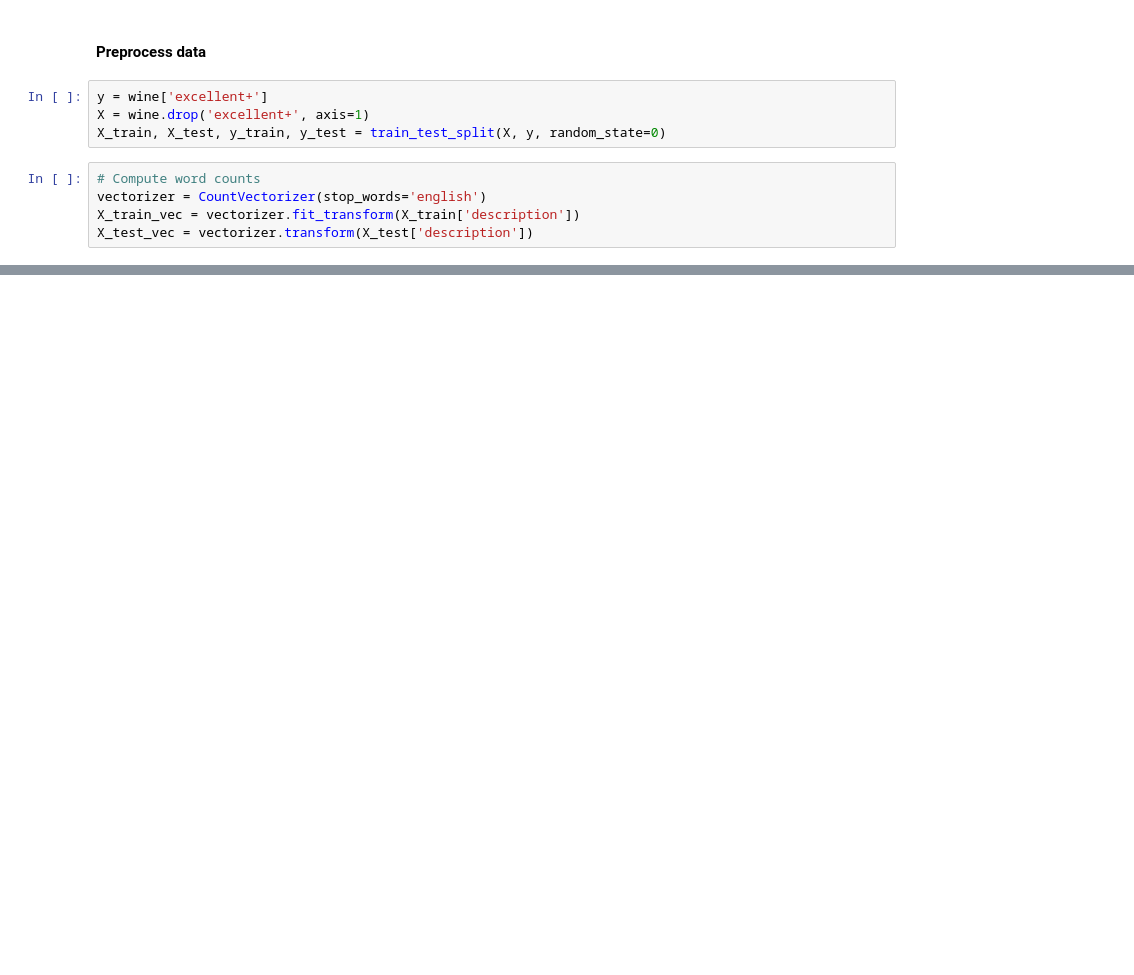
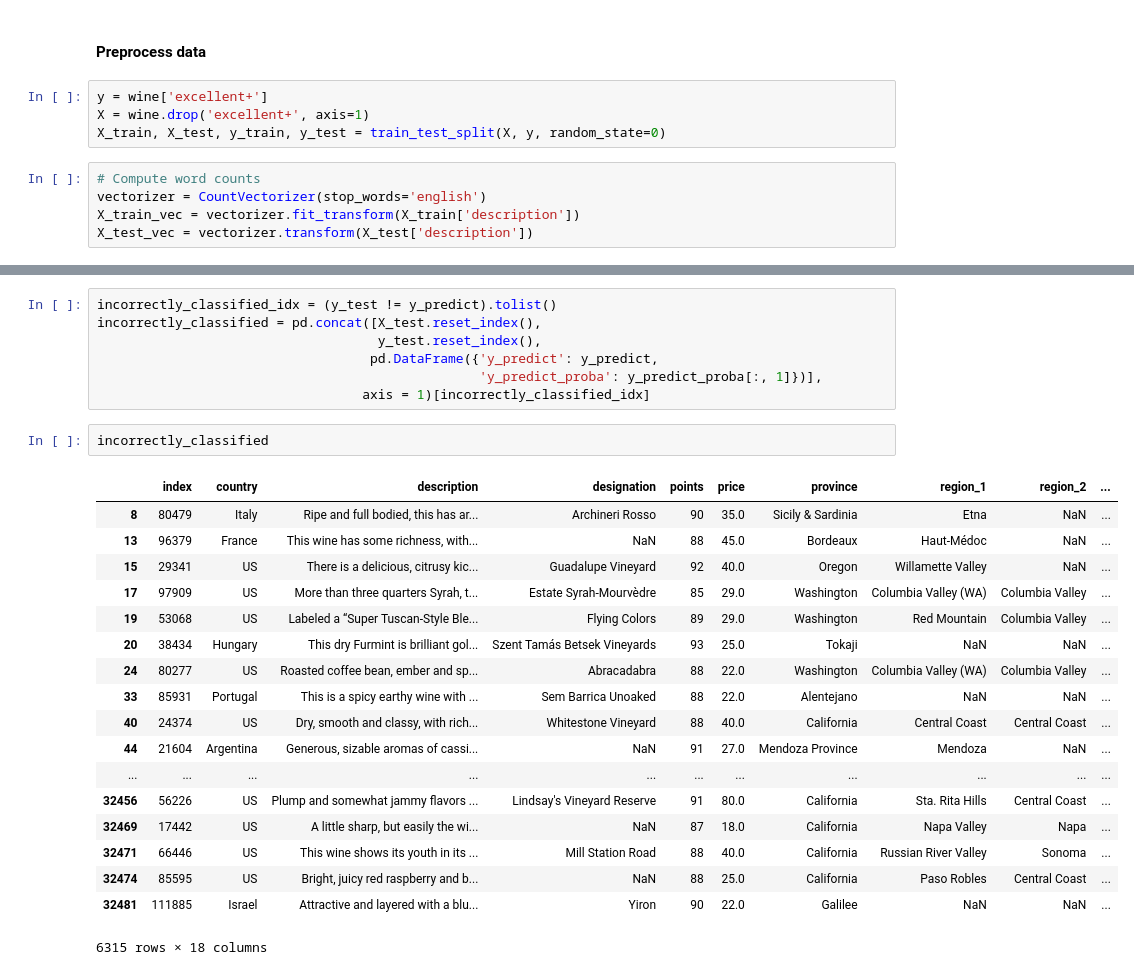
Before and after one commit to jbertscher/wining-and-mining, a Jupyter notebook: notebooks/2.0-jb-modelling-wine-score.ipynb, the cells around one changed output, grey strips where cells are left out. Cells and saved outputs as stored; diff of their text form; blank space fills up the shorter version.

```diff
--- a/notebooks/2.0-jb-modelling-wine-score.ipynb
+++ b/notebooks/2.0-jb-modelling-wine-score.ipynb
@@ -99,0 +151,28 @@ Area under ROC: 0.882017501387
+# %%
+incorrectly_classified_idx = (y_test != y_predict).tolist()
+incorrectly_classified = pd.concat([X_test.reset_index(),
+                                    y_test.reset_index(),
+                                   pd.DataFrame({'y_predict': y_predict,
+                                                 'y_predict_proba': y_predict_proba[:, 1]})],
+                                  axis = 1)[incorrectly_classified_idx]
+# %%
+incorrectly_classified
+# %% [output]
+|  | index | country | description | designation | points | price | province | region_1 | region_2 | ... |
+| 8 | 80479 | Italy | Ripe and full bodied, this has ar... | Archineri Rosso | 90 | 35.0 | Sicily & Sardinia | Etna | NaN | ... |
+| 13 | 96379 | France | This wine has some richness, with... | NaN | 88 | 45.0 | Bordeaux | Haut-Médoc | NaN | ... |
+| 15 | 29341 | US | There is a delicious, citrusy kic... | Guadalupe Vineyard | 92 | 40.0 | Oregon | Willamette Valley | NaN | ... |
+| 17 | 97909 | US | More than three quarters Syrah, t... | Estate Syrah-Mourvèdre | 85 | 29.0 | Washington | Columbia Valley (WA) | Columbia Valley | ... |
+| 19 | 53068 | US | Labeled a “Super Tuscan-Style Ble... | Flying Colors | 89 | 29.0 | Washington | Red Mountain | Columbia Valley | ... |
+| 20 | 38434 | Hungary | This dry Furmint is brilliant gol... | Szent Tamás Betsek Vineyards | 93 | 25.0 | Tokaji | NaN | NaN | ... |
+| 24 | 80277 | US | Roasted coffee bean, ember and sp... | Abracadabra | 88 | 22.0 | Washington | Columbia Valley (WA) | Columbia Valley | ... |
+| 33 | 85931 | Portugal | This is a spicy earthy wine with ... | Sem Barrica Unoaked | 88 | 22.0 | Alentejano | NaN | NaN | ... |
+| 40 | 24374 | US | Dry, smooth and classy, with rich... | Whitestone Vineyard | 88 | 40.0 | California | Central Coast | Central Coast | ... |
+| 44 | 21604 | Argentina | Generous, sizable aromas of cassi... | NaN | 91 | 27.0 | Mendoza Province | Mendoza | NaN | ... |
+| ... | ... | ... | ... | ... | ... | ... | ... | ... | ... | ... |
+| 32456 | 56226 | US | Plump and somewhat jammy flavors ... | Lindsay's Vineyard Reserve | 91 | 80.0 | California | Sta. Rita Hills | Central Coast | ... |
+| 32469 | 17442 | US | A little sharp, but easily the wi... | NaN | 87 | 18.0 | California | Napa Valley | Napa | ... |
+| 32471 | 66446 | US | This wine shows its youth in its ... | Mill Station Road | 88 | 40.0 | California | Russian River Valley | Sonoma | ... |
+| 32474 | 85595 | US | Bright, juicy red raspberry and b... | NaN | 88 | 25.0 | California | Paso Robles | Central Coast | ... |
+| 32481 | 111885 | Israel | Attractive and layered with a blu... | Yiron | 90 | 22.0 | Galilee | NaN | NaN | ... |
+6315 rows × 18 columns
```
Also changed, not shown: parts of 5 cells of this notebook.
